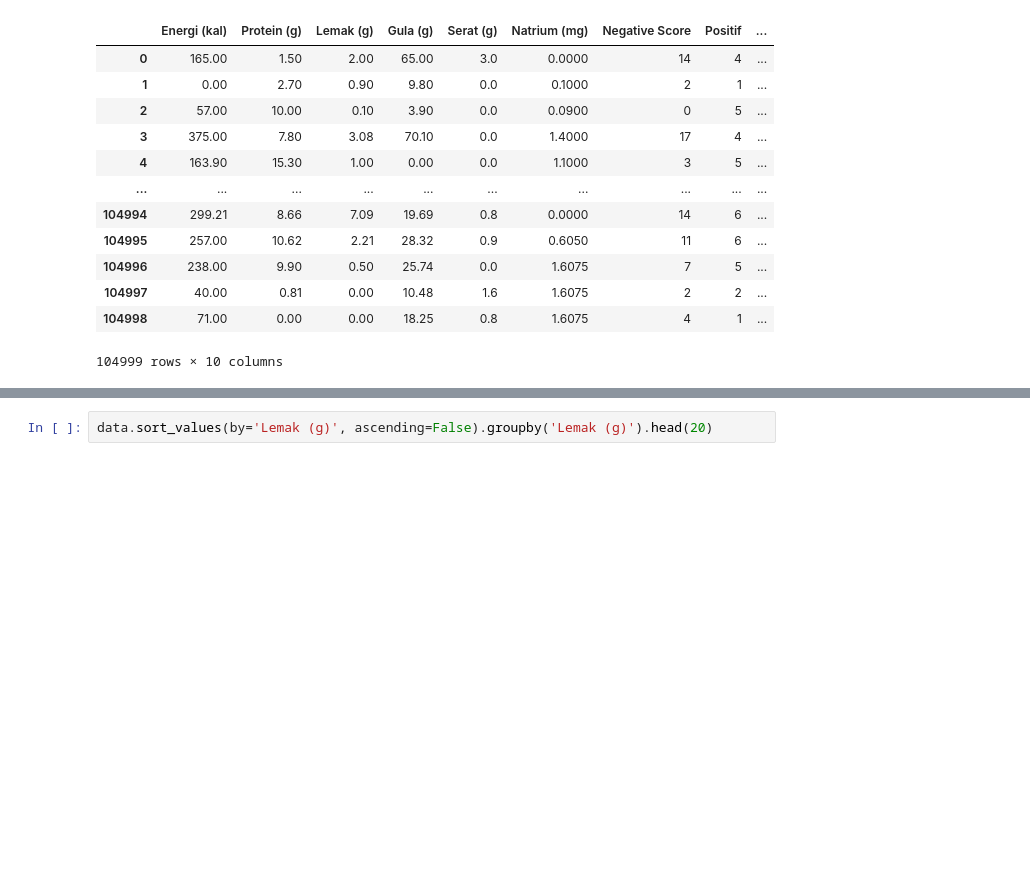
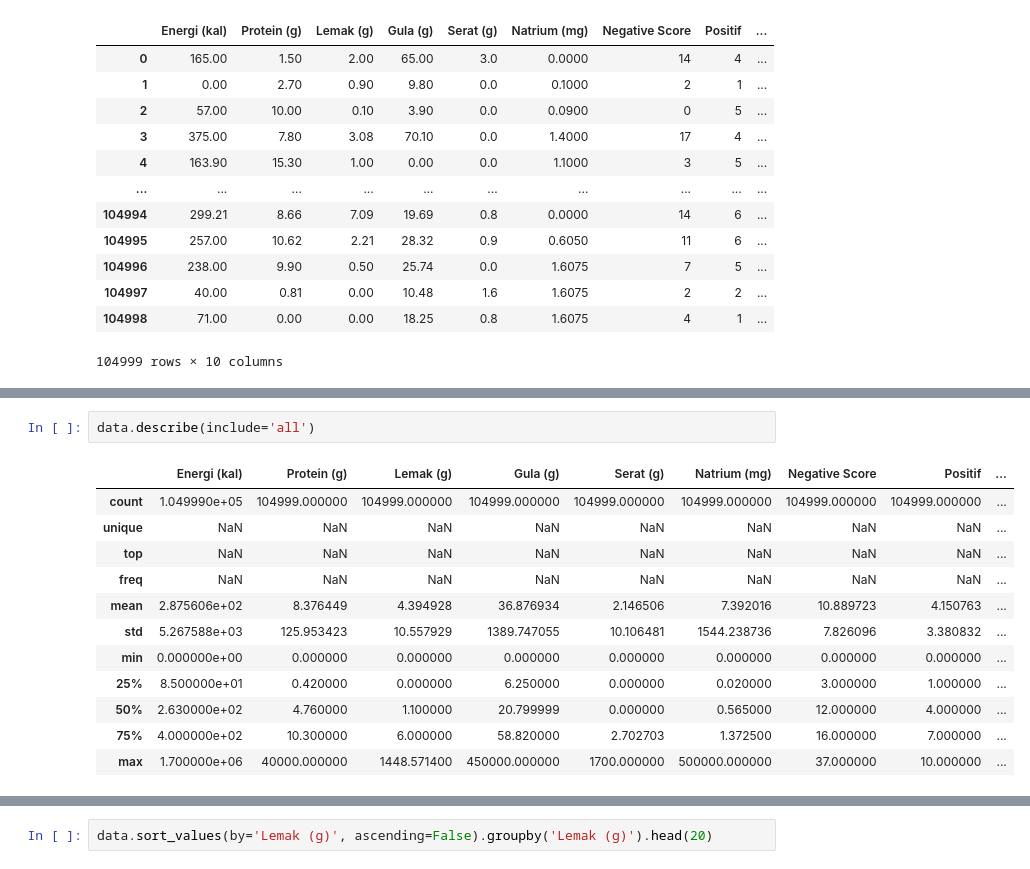
Before and after one commit to NutriLens-Bangkit-2024/nutrition_grade_model, a Jupyter notebook: ml2.ipynb, the cells around one changed output, grey strips where cells are left out. Drawn from its saved outputs; the diff is of its cells as text; blank space fills up the shorter version.

```diff
--- a/ml2.ipynb
+++ b/ml2.ipynb
@@ -27,0 +50,15 @@ data
+# %%
+data.describe(include='all')
+# %% [output]
+|  | Energi (kal) | Protein (g) | Lemak (g) | Gula (g) | Serat (g) | Natrium (mg) | Negative Score | Positif | ... |
+| count | 1.049990e+05 | 104999.000000 | 104999.000000 | 104999.000000 | 104999.000000 | 104999.000000 | 104999.000000 | 104999.000000 | ... |
+| unique | NaN | NaN | NaN | NaN | NaN | NaN | NaN | NaN | ... |
+| top | NaN | NaN | NaN | NaN | NaN | NaN | NaN | NaN | ... |
+| freq | NaN | NaN | NaN | NaN | NaN | NaN | NaN | NaN | ... |
+| mean | 2.875606e+02 | 8.376449 | 4.394928 | 36.876934 | 2.146506 | 7.392016 | 10.889723 | 4.150763 | ... |
+| std | 5.267588e+03 | 125.953423 | 10.557929 | 1389.747055 | 10.106481 | 1544.238736 | 7.826096 | 3.380832 | ... |
+| min | 0.000000e+00 | 0.000000 | 0.000000 | 0.000000 | 0.000000 | 0.000000 | 0.000000 | 0.000000 | ... |
+| 25% | 8.500000e+01 | 0.420000 | 0.000000 | 6.250000 | 0.000000 | 0.020000 | 3.000000 | 1.000000 | ... |
+| 50% | 2.630000e+02 | 4.760000 | 1.100000 | 20.799999 | 0.000000 | 0.565000 | 12.000000 | 4.000000 | ... |
+| 75% | 4.000000e+02 | 10.300000 | 6.000000 | 58.820000 | 2.702703 | 1.372500 | 16.000000 | 7.000000 | ... |
+| max | 1.700000e+06 | 40000.000000 | 1448.571400 | 450000.000000 | 1700.000000 | 500000.000000 | 37.000000 | 10.000000 | ... |
```
Also changed, not shown: parts of 13 cells of this notebook, 8 other files.
